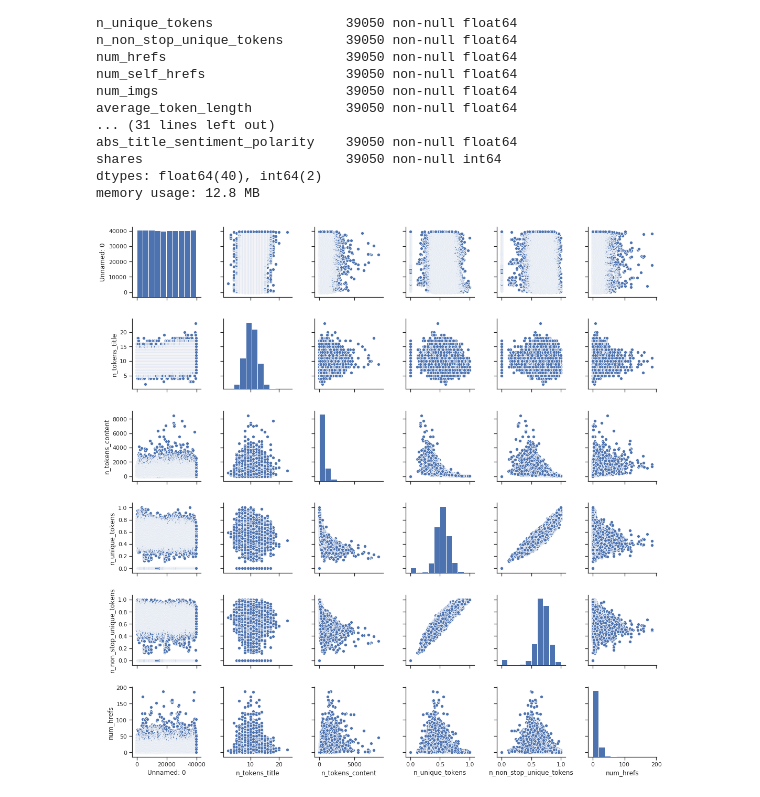
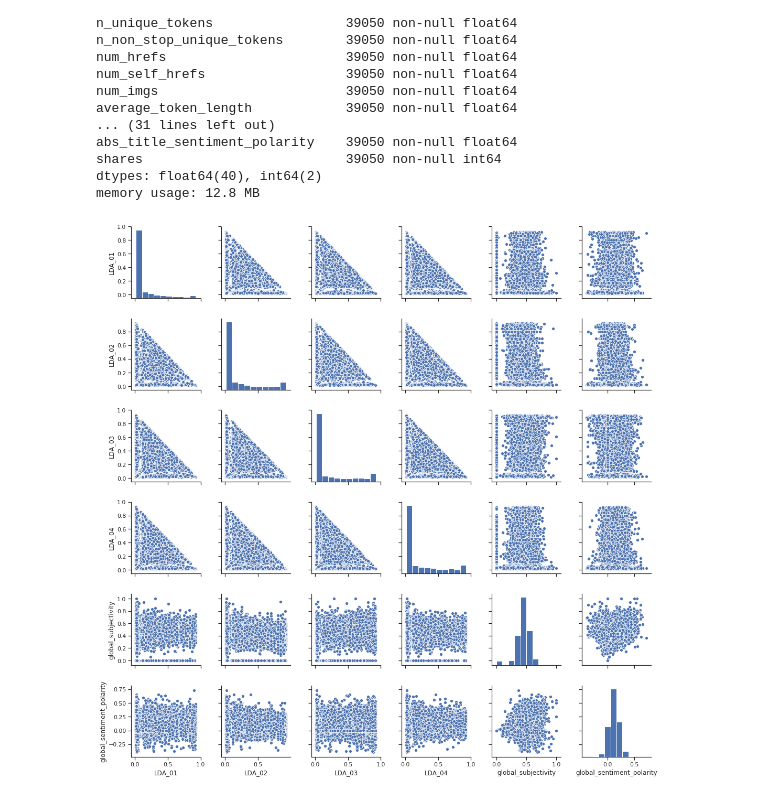
Before and after one commit to ednunes/machine-learning-projects, a Jupyter notebook: [regression]online_news_popularity/remove_outliers.ipynb, the cells around one changed output. Cells and saved outputs as stored; diff of their text form; code cells hidden in the pictures.

```diff
--- a/[regression]online_news_popularity/remove_outliers.ipynb
+++ b/[regression]online_news_popularity/remove_outliers.ipynb
@@ -109,6 +109,6 @@ shares                          39050 non-null int64
 dtypes: float64(40), int64(2)
 memory usage: 12.8 MB
 # %%
-sns.pairplot(df_clean[df_clean.columns[:6]], palette="husl");
+sns.pairplot(df_clean[df_clean.columns[21:27]], palette="husl");
 # %% [output]
-[figure, old version]
+[figure, new version]
```
Also changed, not shown: 1 other file.
